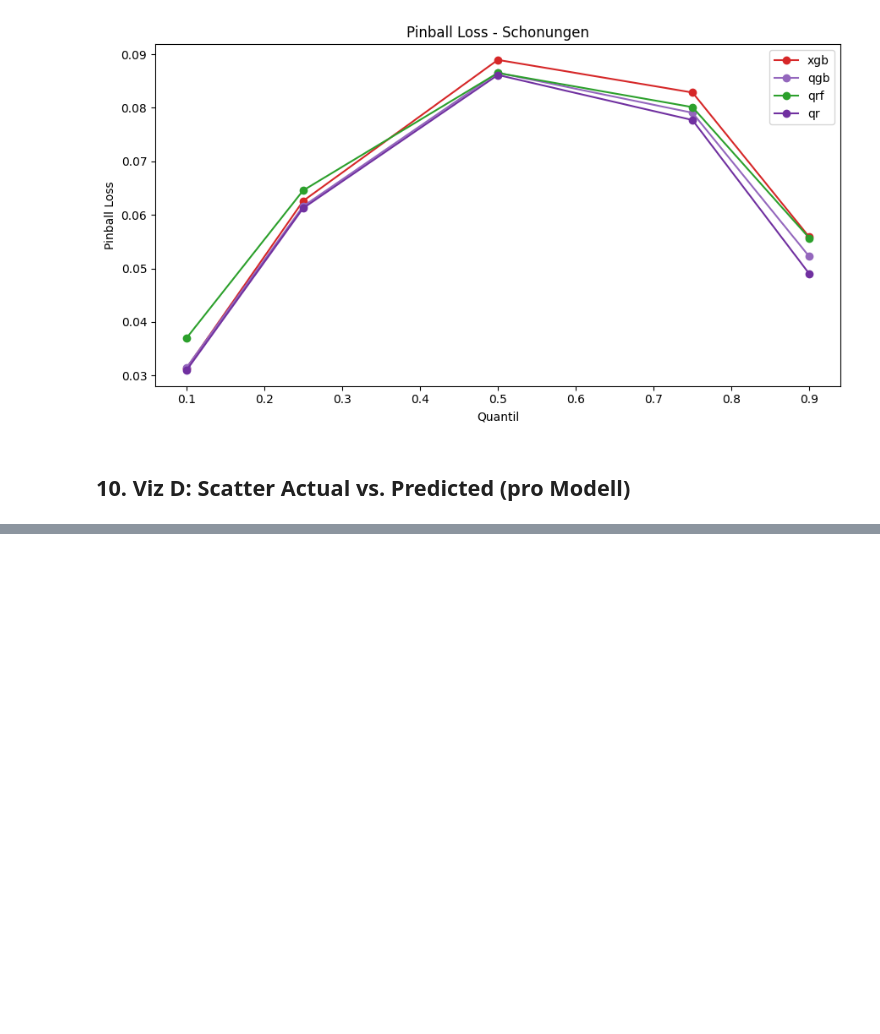
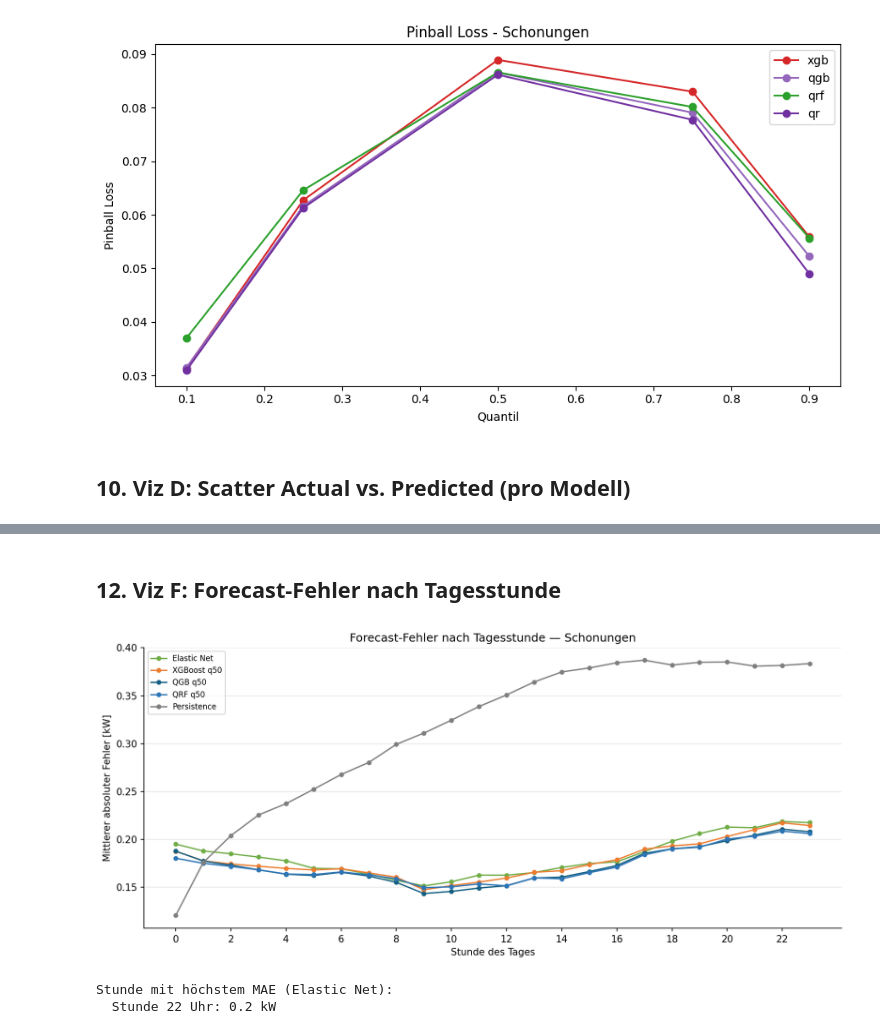
Before and after one commit to noahweis-uni/wind_bidding_project, a Jupyter notebook: notebooks/03_walkforward_shap.ipynb, the cells around one changed output, grey strips where cells are left out. Cells and saved outputs as stored; diff of their text form; code cells hidden in the pictures; blank space fills up the shorter version.

```diff
--- a/notebooks/03_walkforward_shap.ipynb
+++ b/notebooks/03_walkforward_shap.ipynb
@@ -438,0 +578,50 @@ plt.savefig(FIGURES_DIR / f"scatter_actual_pred_{PLOT_PLANT.lower()}.png", dpi=1
+# %% [markdown]
+## 12. Viz F: Forecast-Fehler nach Tagesstunde
+# %%
+fig, ax = plt.subplots(figsize=(11, 5))
+
+pred = all_predictions[PLOT_PLANT].copy()
+pred["timestamp"] = pd.to_datetime(pred["timestamp"])
+pred["hour"]      = pred["timestamp"].dt.hour
+
+plot_models = [
+    ("elastic_net", "Elastic Net", MODEL_COLORS["elastic_net"]),
+    ("xgb_q50",     "XGBoost q50", MODEL_COLORS["xgb"]),
+    ("qgb_q50",     "QGB q50",     MODEL_COLORS["qgb"]),
+    ("qrf_q50",     "QRF q50",     MODEL_COLORS["qrf"]),
+    ("persistence", "Persistence", MODEL_COLORS["persistence"]),
+]
+
+for col, label, color in plot_models:
+    if col not in pred.columns:
+        continue
+    valid    = pred[col].notna()
+    mae_hour = (
+        pred.loc[valid]
+        .assign(abs_err=lambda x: (x[col] - x["y_true"]).abs())
+        .groupby("hour")["abs_err"]
+        .mean()
+    )
+    ax.plot(mae_hour.index, mae_hour.values, marker="o", markersize=4,
+            label=label, color=color, linewidth=1.4)
+
+ax.set_xlabel("Stunde des Tages")
+ax.set_ylabel("Mittlerer absoluter Fehler [kW]")
+ax.set_title(f"Forecast-Fehler nach Tagesstunde — {PLOT_PLANT}")
+ax.set_xticks(range(0, 24, 2))
+ax.legend(fontsize=8)
+ax.grid(axis="y", alpha=0.3)
+plt.tight_layout()
+plt.savefig(FIGURES_DIR / f"mae_by_hour_{PLOT_PLANT.lower()}.png", dpi=300, bbox_inches="tight")
+plt.show()
+
+print("Stunde mit höchstem MAE (Elastic Net):")
+valid = pred["elastic_net"].notna()
+mae_h = (pred.loc[valid]
+         .assign(e=lambda x: (x["elastic_net"]-x["y_true"]).abs())
+         .groupby("hour")["e"].mean())
+print(f"  Stunde {mae_h.idxmax()} Uhr: {mae_h.max():.1f} kW")
+# %% [output]
+[figure, added]
+Stunde mit höchstem MAE (Elastic Net):
+  Stunde 22 Uhr: 0.2 kW
```
Also changed, not shown: parts of 10 cells of this notebook, 46 other files.
